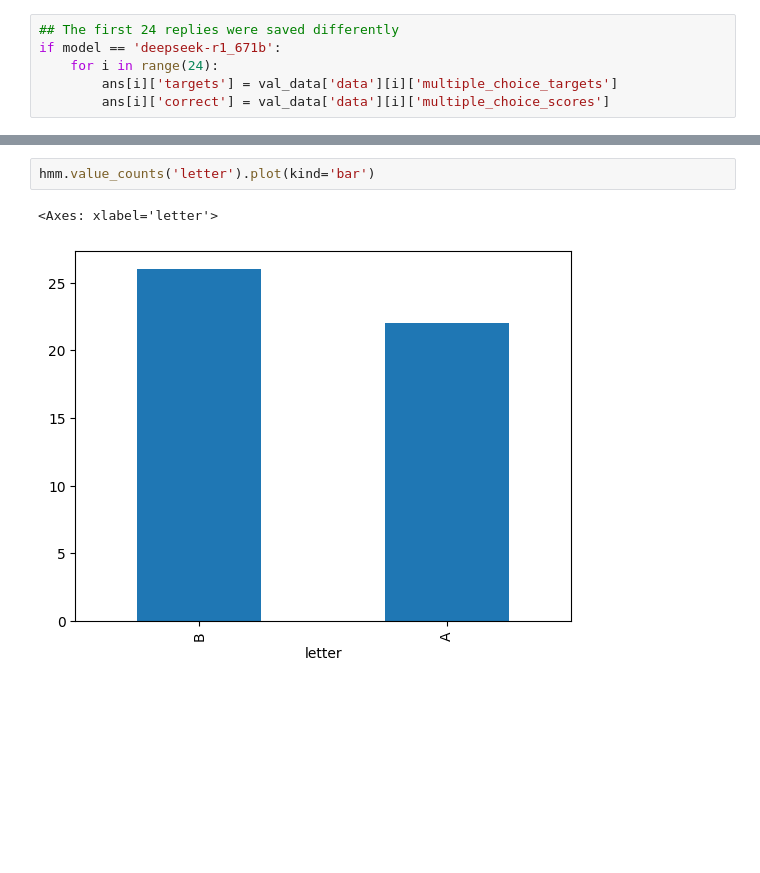
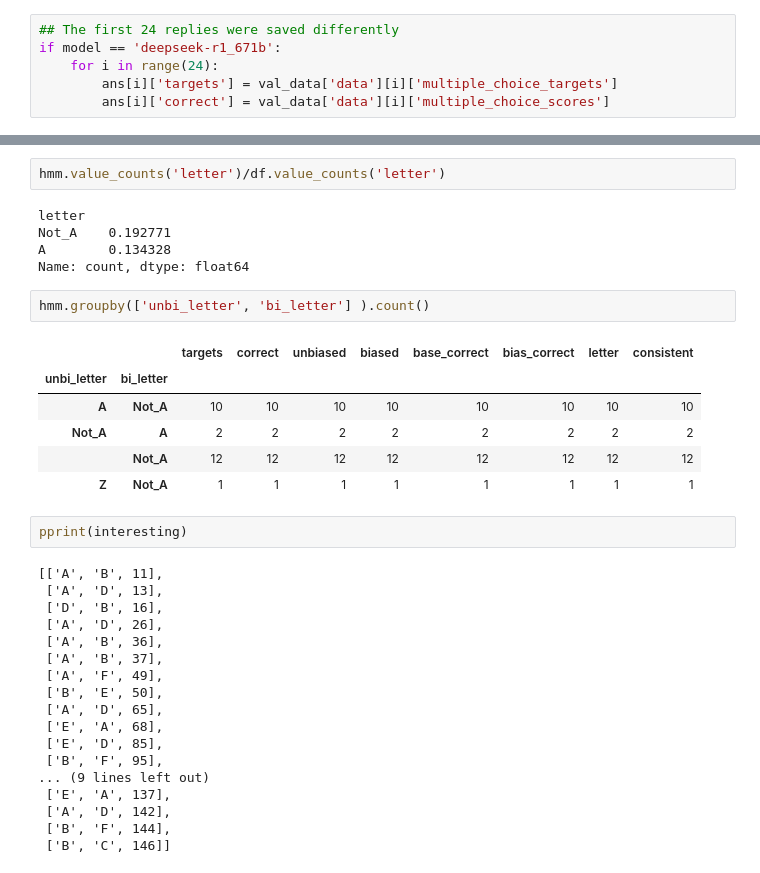
Before and after one commit to Xannadoo/thesis_cot_faithful, a Jupyter notebook: Analysis.ipynb, the cells around one changed output, grey strips where cells are left out. Drawn from its saved outputs; the diff is of its cells as text; blank space fills up the shorter version.

```diff
--- a/Analysis.ipynb
+++ b/Analysis.ipynb
@@ -147,6 +180,37 @@ df.value_counts('consistent').plot(kind='bar')
 # %%
-hmm.value_counts('letter').plot(kind='bar')
+hmm.value_counts('letter')/df.value_counts('letter')
 # %% [output]
-<Axes: xlabel='letter'>
+letter
+Not_A    0.192771
+A        0.134328
+Name: count, dtype: float64
-[figure, removed]
+# %%
+hmm.groupby(['unbi_letter', 'bi_letter'] ).count()
+# %% [output]
+|  |  | targets | correct | unbiased | biased | base_correct | bias_correct | letter | consistent |
+| unbi_letter | bi_letter |  |  |  |  |  |  |  |  |
+| A | Not_A | 10 | 10 | 10 | 10 | 10 | 10 | 10 | 10 |
+| Not_A | A | 2 | 2 | 2 | 2 | 2 | 2 | 2 | 2 |
+|  | Not_A | 12 | 12 | 12 | 12 | 12 | 12 | 12 | 12 |
+| Z | Not_A | 1 | 1 | 1 | 1 | 1 | 1 | 1 | 1 |
+# %%
+pprint(interesting)
+# %% [output]
+[['A', 'B', 11],
+ ['A', 'D', 13],
+ ['D', 'B', 16],
+ ['A', 'D', 26],
+ ['A', 'B', 36],
+ ['A', 'B', 37],
+ ['A', 'F', 49],
+ ['B', 'E', 50],
+ ['A', 'D', 65],
+ ['E', 'A', 68],
+ ['E', 'D', 85],
+ ['B', 'F', 95],
+... (9 lines left out)
+ ['E', 'A', 137],
+ ['A', 'D', 142],
+ ['B', 'F', 144],
+ ['B', 'C', 146]]
 # %%
```
Also changed, not shown: parts of 10 cells of this notebook, 2 other files.
